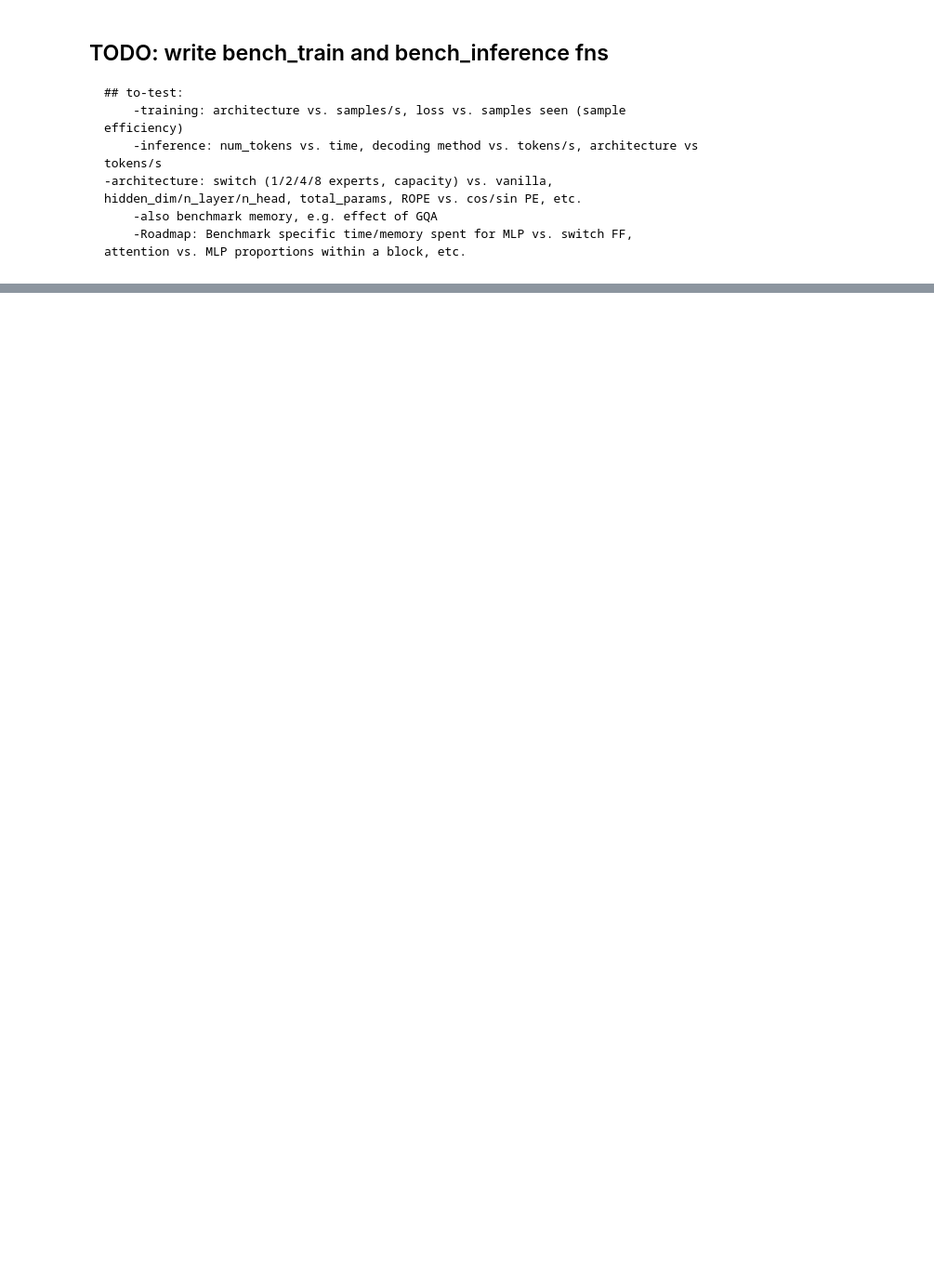
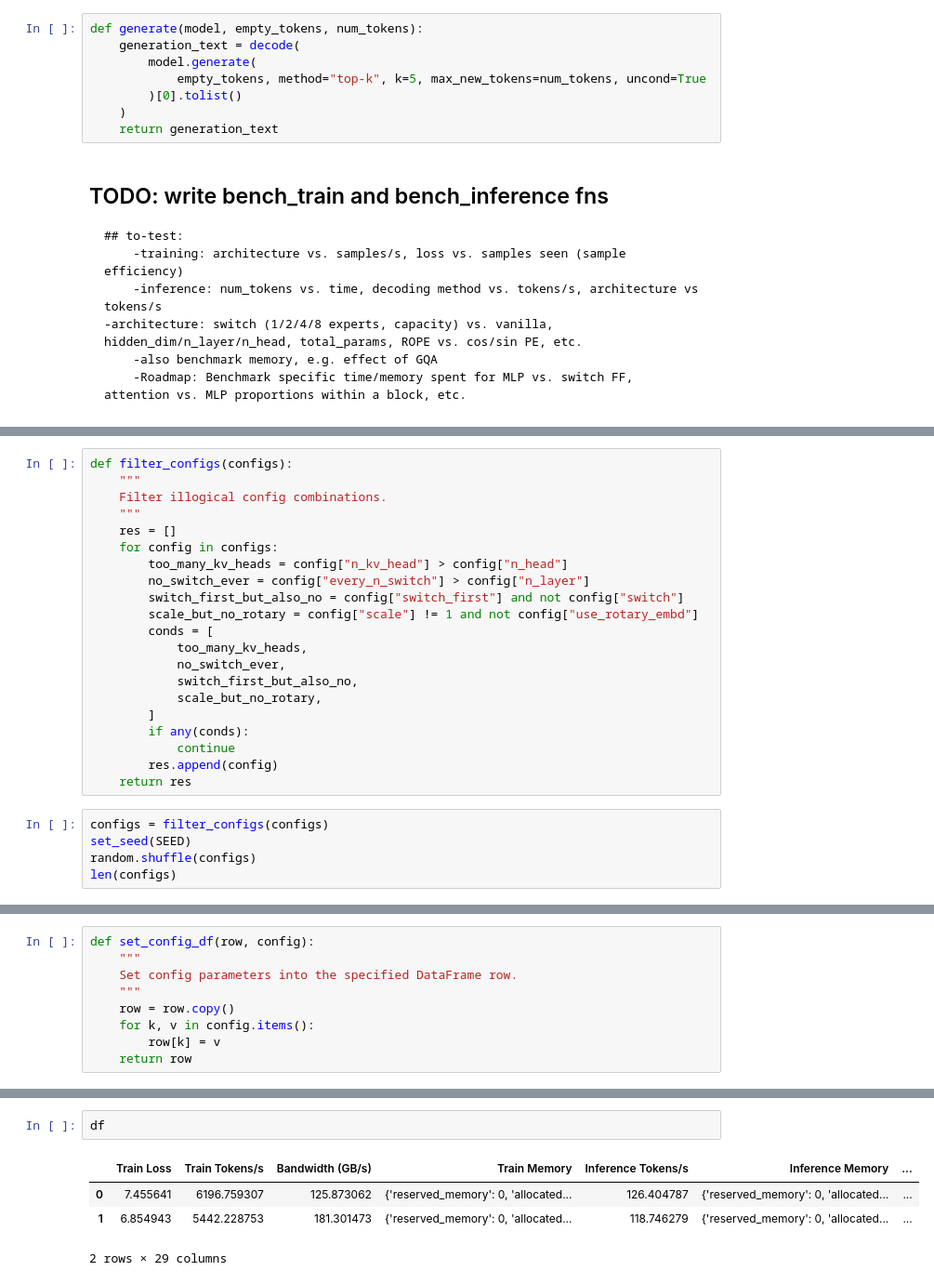
Before and after one commit to terru3/moe-kit, a Jupyter notebook: benchmark.ipynb, the cells around one changed output, grey strips where cells are left out. Shown at 93% size. Saved outputs shown, nothing was run; the diff lists cells and outputs as text; blank space fills up the shorter version.

```diff
--- a/benchmark.ipynb
+++ b/benchmark.ipynb
@@ -229,3 +166,11 @@ def calc_aux_loss(counts, prob_sum):
+# %%
+def generate(model, empty_tokens, num_tokens):
+    generation_text = decode(
+        model.generate(
+            empty_tokens, method="top-k", k=5, max_new_tokens=num_tokens, uncond=True
+        )[0].tolist()
+    )
+    return generation_text
 # %% [markdown]
 ## TODO: write bench_train and bench_inference fns
     ## to-test:
@@ -280,0 +545,26 @@ def bench_inference():
+# %%
+def filter_configs(configs):
+    """
+    Filter illogical config combinations.
+    """
+    res = []
+    for config in configs:
+        too_many_kv_heads = config["n_kv_head"] > config["n_head"]
+        no_switch_ever = config["every_n_switch"] > config["n_layer"]
+        switch_first_but_also_no = config["switch_first"] and not config["switch"]
+        scale_but_no_rotary = config["scale"] != 1 and not config["use_rotary_embd"]
+        conds = [
+            too_many_kv_heads,
+            no_switch_ever,
+            switch_first_but_also_no,
+            scale_but_no_rotary,
+        ]
+        if any(conds):
+            continue
+        res.append(config)
+    return res
+# %%
+configs = filter_configs(configs)
+set_seed(SEED)
+random.shuffle(configs)
+len(configs)
@@ -280,0 +580,9 @@ def bench_inference():
+# %%
+def set_config_df(row, config):
+    """
+    Set config parameters into the specified DataFrame row.
+    """
+    row = row.copy()
+    for k, v in config.items():
+        row[k] = v
+    return row
@@ -280,0 +645,7 @@ def bench_inference():
+# %%
+df
+# %% [output]
+|  | Train Loss | Train Tokens/s | Bandwidth (GB/s) | Train Memory | Inference Tokens/s | Inference Memory | ... |
+| 0 | 7.455641 | 6196.759307 | 125.873062 | {'reserved_memory': 0, 'allocated... | 126.404787 | {'reserved_memory': 0, 'allocated... | ... |
+| 1 | 6.854943 | 5442.228753 | 181.301473 | {'reserved_memory': 0, 'allocated... | 118.746279 | {'reserved_memory': 0, 'allocated... | ... |
+2 rows × 29 columns
```
Also changed, not shown: parts of 32 cells of this notebook, 4 other files.
